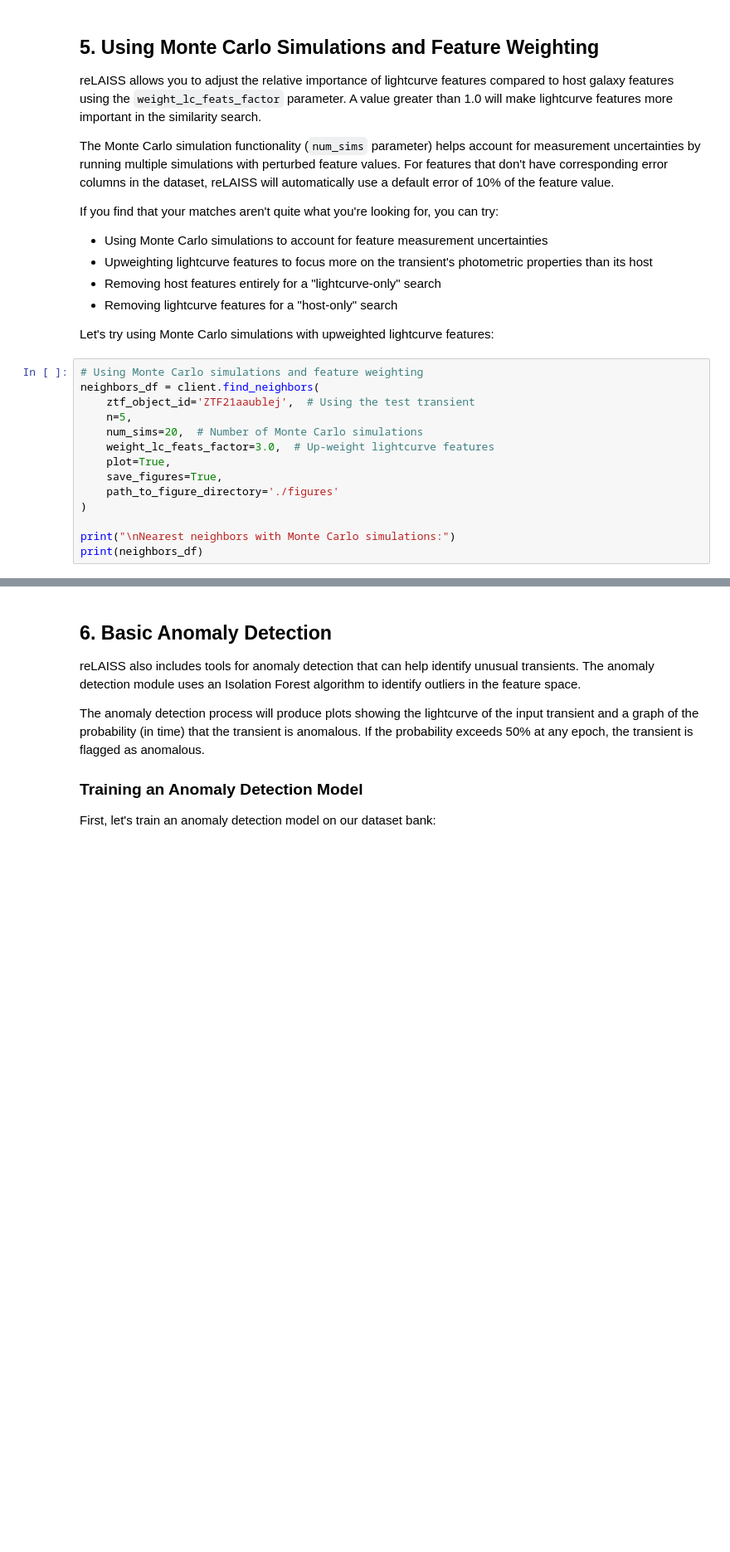
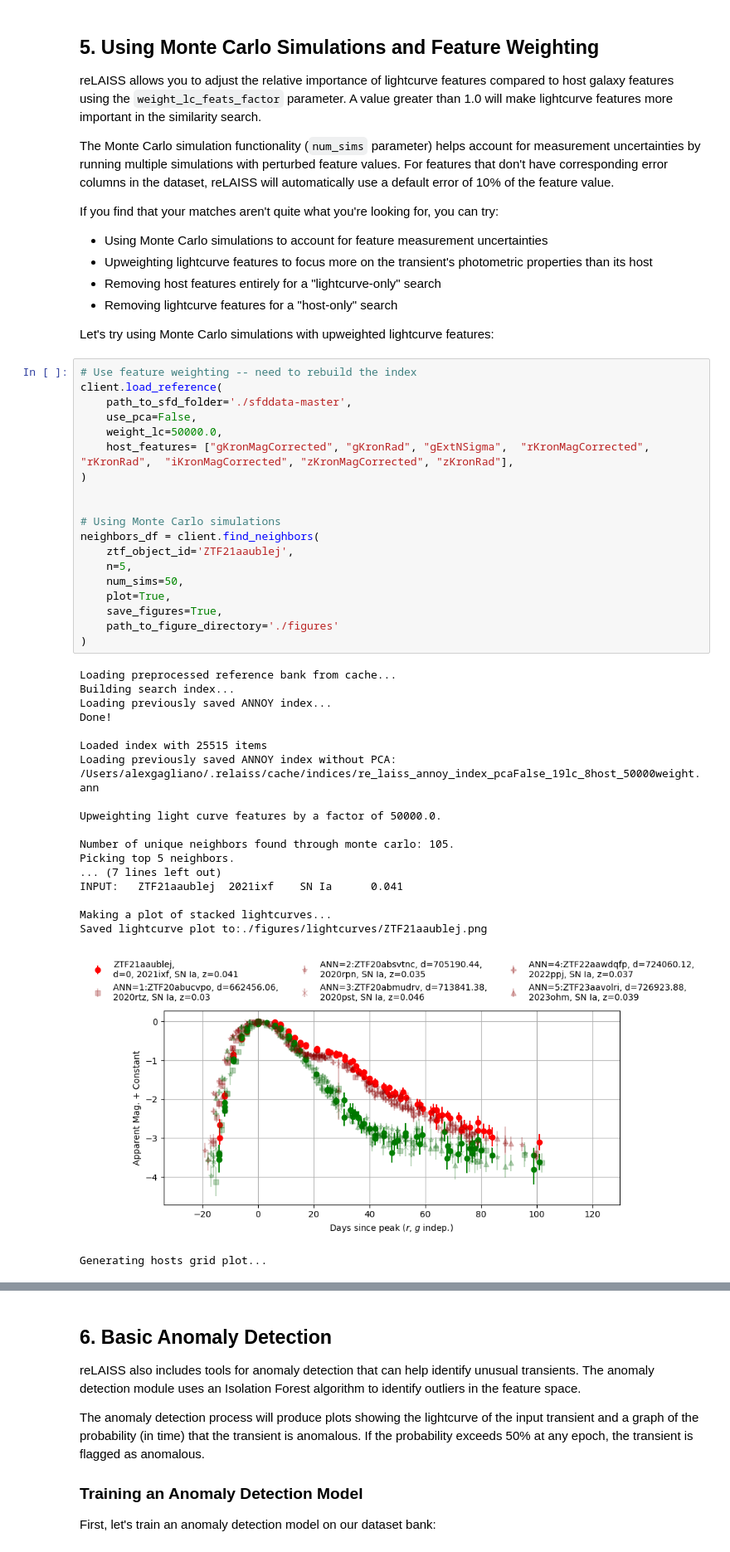
Before and after one commit to alexandergagliano/relaiss_search, a Jupyter notebook: notebooks/01_basic_usage.ipynb, the cells around one changed output, grey strips where cells are left out. Shown at 83% size. Drawn from its saved outputs; the diff is of its cells as text; blank space fills up the shorter version.

```diff
--- a/notebooks/01_basic_usage.ipynb
+++ b/notebooks/01_basic_usage.ipynb
@@ -108,16 +141,41 @@ If you find that your matches aren't quite what you're looking for, you can try:
 
 Let's try using Monte Carlo simulations with upweighted lightcurve features:
 # %%
-# Using Monte Carlo simulations and feature weighting
+# Use feature weighting -- need to rebuild the index
+client.load_reference(
+    path_to_sfd_folder='./sfddata-master',
+    use_pca=False,
+    weight_lc=50000.0,
+    host_features= ["gKronMagCorrected", "gKronRad", "gExtNSigma",  "rKronMagCorrected",  "rKronRad",  "iKronMagCorrected", "zKronMagCorrected", "zKronRad"],
+)
+
+
+# Using Monte Carlo simulations
 neighbors_df = client.find_neighbors(
-    ztf_object_id='ZTF21aaublej',  # Using the test transient
+    ztf_object_id='ZTF21aaublej',
     n=5,
-    num_sims=20,  # Number of Monte Carlo simulations
-    weight_lc_feats_factor=3.0,  # Up-weight lightcurve features
+    num_sims=50,
     plot=True,
     save_figures=True,
     path_to_figure_directory='./figures'
 )
-
-print("\nNearest neighbors with Monte Carlo simulations:")
-print(neighbors_df)
+# %% [output]
+Loading preprocessed reference bank from cache...
+Building search index...
+Loading previously saved ANNOY index...
+Done!
+
+Loaded index with 25515 items
+Loading previously saved ANNOY index without PCA: /Users/alexgagliano/.relaiss/cache/indices/re_laiss_annoy_index_pcaFalse_19lc_8host_50000weight.ann
+
+Upweighting light curve features by a factor of 50000.0.
+
+Number of unique neighbors found through monte carlo: 105.
+Picking top 5 neighbors.
+... (7 lines left out)
+INPUT:   ZTF21aaublej  2021ixf    SN Ia      0.041
+
+Making a plot of stacked lightcurves...
+Saved lightcurve plot to:./figures/lightcurves/ZTF21aaublej.png
+[figure, added]
+Generating hosts grid plot...
```
Also changed, not shown: parts of 7 cells of this notebook, 1 other file.
